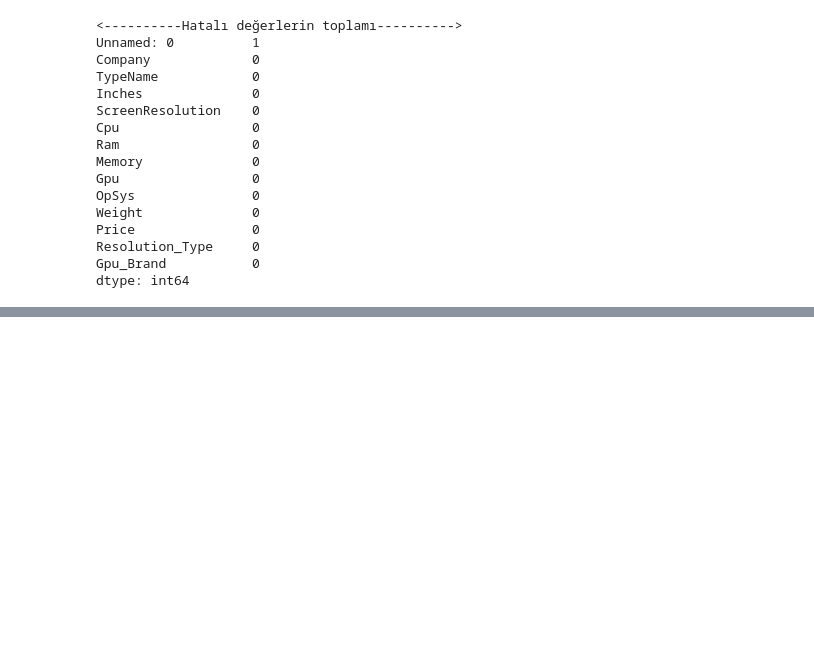
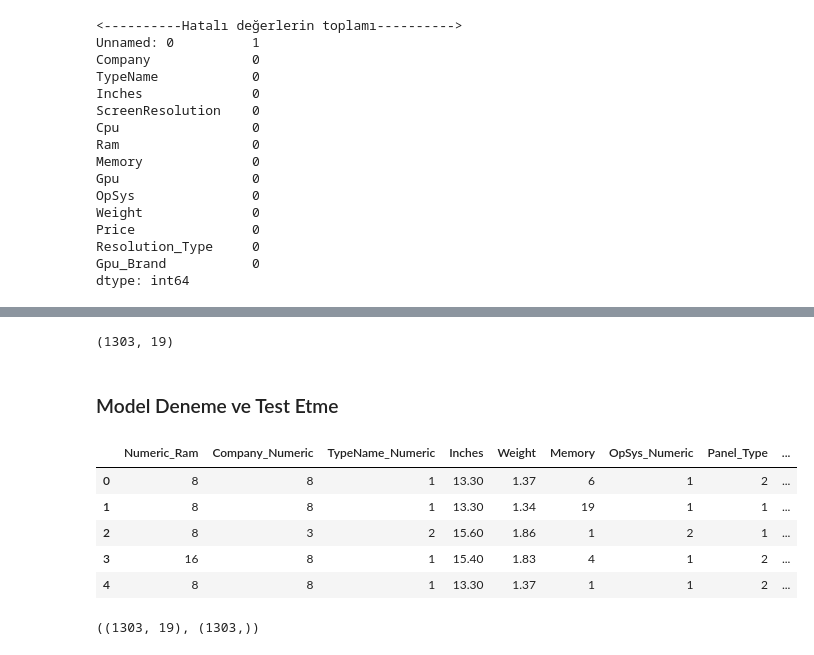
Before and after one commit to Gadaffi508/Dat-Analysis, a Jupyter notebook: Yusuf-Vize-Data-Analysis.ipynb, the cells around one changed output, grey strips where cells are left out. Drawn from its saved outputs; the diff is of its cells as text; code cells hidden in the pictures; blank space fills up the shorter version.

```diff
--- a/Yusuf-Vize-Data-Analysis.ipynb
+++ b/Yusuf-Vize-Data-Analysis.ipynb
@@ -759,0 +1172,47 @@ df.info()
+# %%
+Cpu_Series_Group = {
+    "Core i7" : 1,
+    "Core i5" : 2,
+    "Unknown" : 3,
+    "Celeron" : 4,
+    "Core i3" : 5,
+    "Pentium" : 6,
+    "Core M" : 7,
+    "Atom" : 8,
+    "E-Series" : 9,
+    "Xeon" : 10,
+    "Ryzen 1600" : 11
+}
+
+converted_columns["Cpu_Series"] = converted_columns["Cpu_Series"].map(Cpu_Series_Group)
+# %%
+converted_columns = converted_columns.drop('Gpu_Brand', axis=1)
+converted_columns = converted_columns.drop('Gpu_Model', axis=1)
+converted_columns = converted_columns.drop('Cpu_Model', axis=1)
+# %%
+converted_columns.shape
+# %% [output]
+(1303, 19)
+# %% [markdown]
+### Model Deneme ve Test Etme
+# %%
+le = LabelEncoder()
+# %%
+cat = []
+num = []
+for i in converted_columns.columns:
+    if converted_columns[i].dtypes == 'O':
+        cat.append(i)
+    else:
+        num.append(i)
+# %%
+for i in cat:
+    converted_columns[i] = le.fit_transform(df[i])
+converted_columns.head()
+# %% [output]
+|  | Numeric_Ram | Company_Numeric | TypeName_Numeric | Inches | Weight | Memory | OpSys_Numeric | Panel_Type | ... |
+| 0 | 8 | 8 | 1 | 13.30 | 1.37 | 6 | 1 | 2 | ... |
+| 1 | 8 | 8 | 1 | 13.30 | 1.34 | 19 | 1 | 1 | ... |
+| 2 | 8 | 3 | 2 | 15.60 | 1.86 | 1 | 2 | 1 | ... |
+| 3 | 16 | 8 | 1 | 15.40 | 1.83 | 4 | 1 | 2 | ... |
+| 4 | 8 | 8 | 1 | 13.30 | 1.37 | 1 | 1 | 2 | ... |
@@ -759,0 +1224,4 @@ df.info()
+# %%
+x.shape, y.shape
+# %% [output]
+((1303, 19), (1303,))
```
Also changed, not shown: parts of 43 cells of this notebook.
